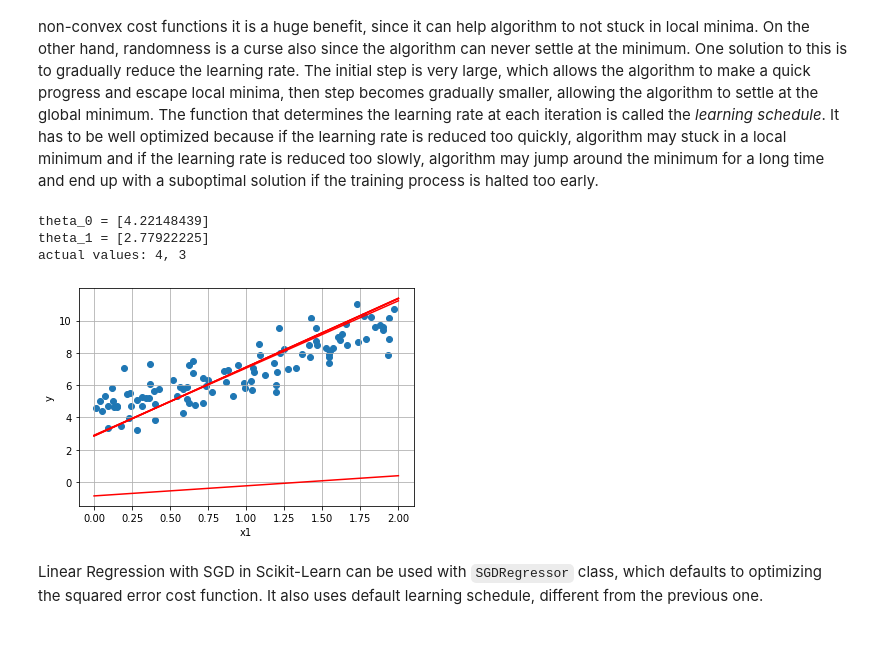
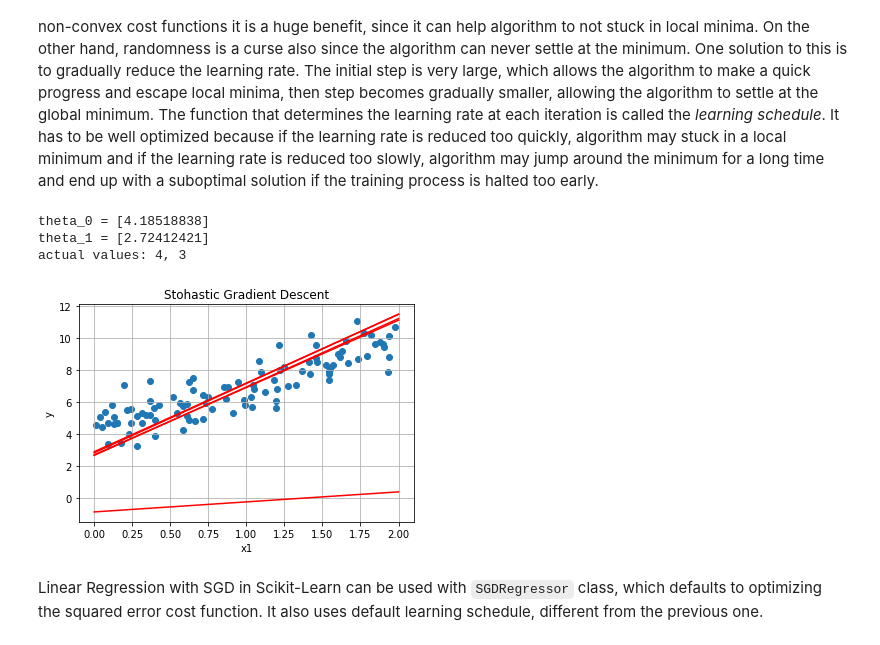
Before and after one commit to akapet00/learning, a Jupyter notebook: training-models.ipynb, the cells around one changed output. Cells and saved outputs as stored; diff of their text form; code cells hidden in the pictures.

````diff
--- a/training-models.ipynb
+++ b/training-models.ipynb
@@ -218,12 +218,11 @@ def stohasticGradientDescent(theta, X, y, n_epochs, *args):
     X_bias = np.c_[np.ones((X.shape[0], 1)), X]
     m, n = X_bias.shape
 
-    #np.random.shuffle(X_bias)
-
     history = np.zeros((n_epochs, n))
     for epoch in range(n_epochs):
         history[epoch, :] = theta.ravel()
         for i in range(m):
+            i = np.random.randint(m)
             _x = X_bias[i:i+1, :]
             _y = y[i:i+1]
             gradients = 2 * _x.T @ (X_bias[i:i+1] @ theta - _y)
@@ -238,18 +237,19 @@ theta, history = stohasticGradientDescent(theta, X, y, n_epochs, t0, t1)
 print(f'theta_0 = {theta[0]}\ntheta_1 = {theta[1]}')
 print(f'actual values: 4, 3')
 # %% [output]
-theta_0 = [4.22148439]
-theta_1 = [2.77922225]
+theta_0 = [4.18518838]
+theta_1 = [2.72412421]
 actual values: 4, 3
 # %%
 x_new = np.array([0, 2]).reshape(-1, 1)
 y_predict = np.c_[x_new, np.ones((x_new.shape[0], 1))] @ history[:5, :].T
 
 plotData(X, y)
 plt.plot(x_new, y_predict, 'r-')
+plt.title('Stohastic Gradient Descent')
 plt.show()
 # %% [output]
-[figure, old version]
+[figure, new version]
 # %% [markdown]
 Linear Regression with SGD in Scikit-Learn can be used with ```SGDRegressor``` class, which defaults to optimizing the squared error cost function. It also uses default learning schedule, different from the previous one.
 # %%
````
Also changed, not shown: parts of 19 cells of this notebook.
